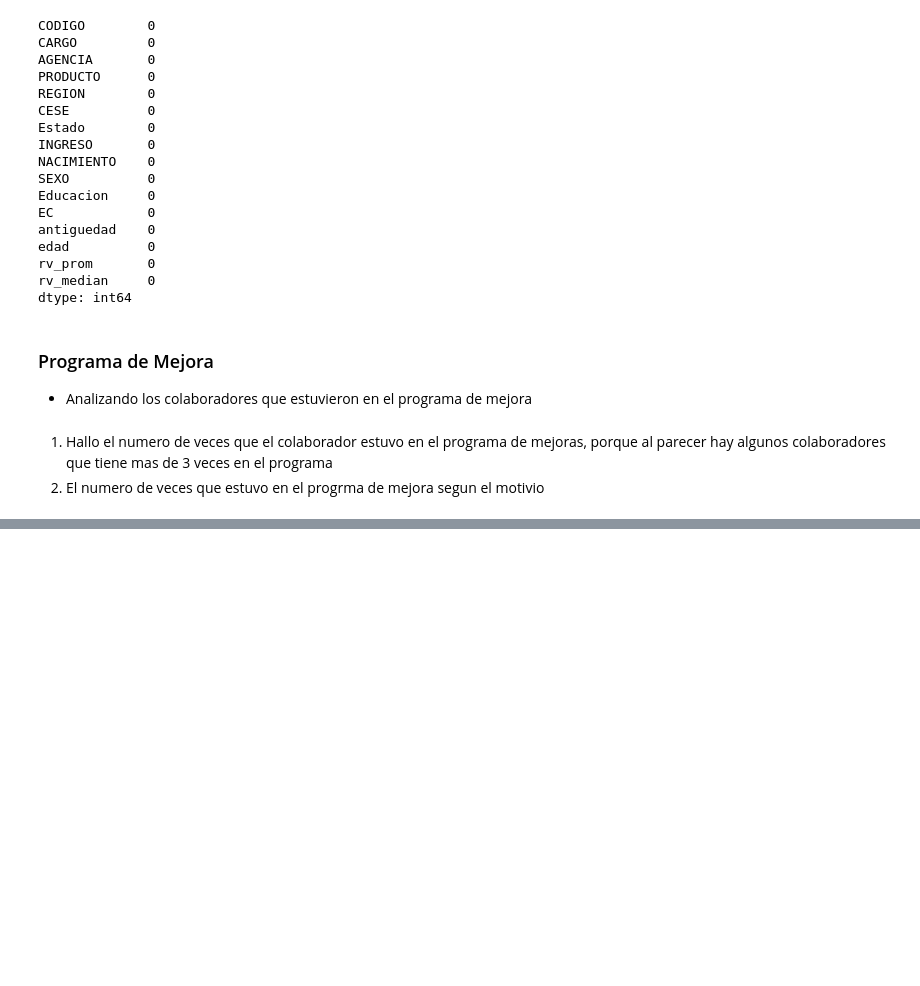
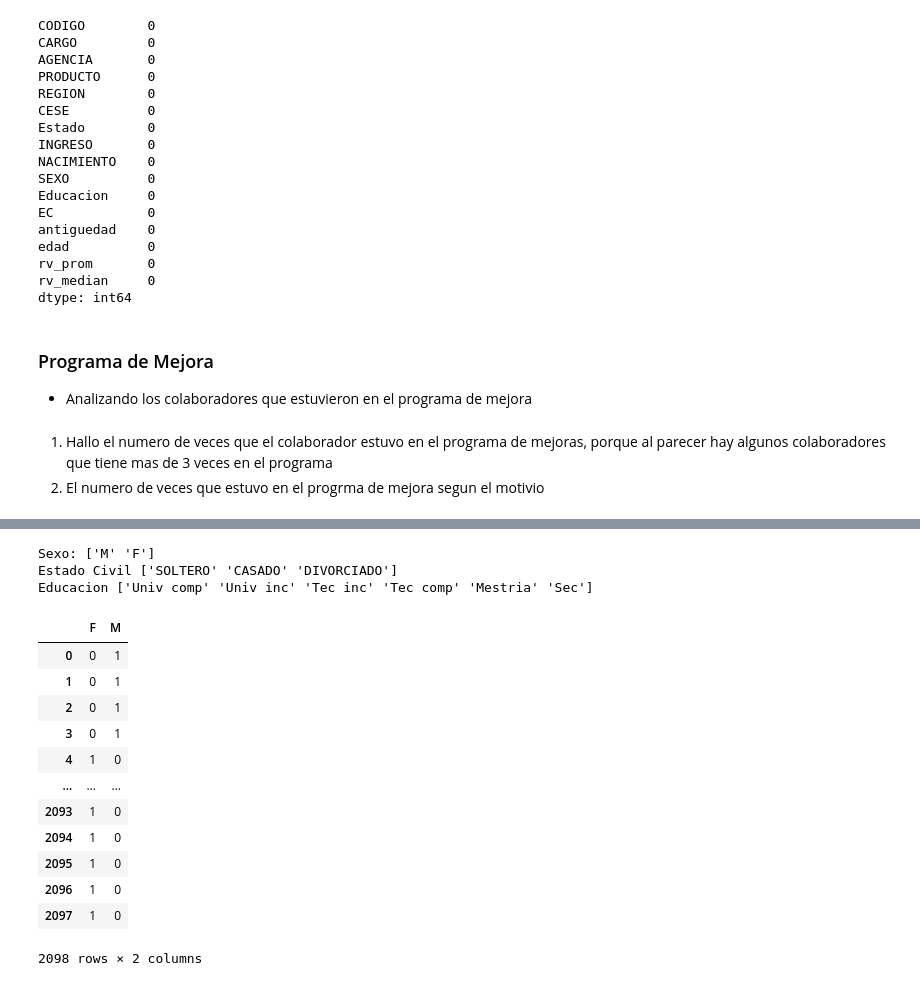
Before and after one commit to anamumaq/Proyecto_DS_CodigoFacilito, a Jupyter notebook: analisis_grupal.ipynb, the cells around one changed output, grey strips where cells are left out. Drawn from its saved outputs; the diff is of its cells as text; code cells hidden in the pictures; blank space fills up the shorter version.

```diff
--- a/analisis_grupal.ipynb
+++ b/analisis_grupal.ipynb
@@ -404,0 +416,15 @@ cobertura_ofi = extrae_drive()
+# %%
+hijxs = hijxs.query(
+                'edad <= 18'
+            ).groupby(
+                by = 'CODIGO',
+                as_index = False
+            ).agg(
+                hijxs = ('CODIGO','count')
+            )
+# %%
+df = pd.merge(
+        df,
+        hijxs,
+        on = 'CODIGO',
+        how = 'left')
@@ -404,0 +453,50 @@ cobertura_ofi = extrae_drive()
+# %%
+# Reemplazando pm_total y motivos del programa de mejora vacios por 0
+df['pm_total'] = df['pm_total'].fillna(0)
+df['MOTIVO_PM_DESEMP'] = df['MOTIVO_PM_DESEMP'].fillna(0)
+df['MOTIVO_PM_DISCIPLINA'] = df['MOTIVO_PM_DISCIPLINA'].fillna(0)
+# Reemplazando con 0 los memos vacios
+df['memos_total'] = df['memos_total'].fillna(0)
+# Reemplazando con 0 los colaboradores sin hijxs
+df['hijxs'] = df['hijxs'].fillna(0)
+# %%
+print('Sexo:', df['SEXO'].unique())
+print('Estado Civil', df['EC'].unique())
+print('Educacion', df['Educacion'].unique())
+# %% [output]
+Sexo: ['M' 'F']
+Estado Civil ['SOLTERO' 'CASADO' 'DIVORCIADO']
+Educacion ['Univ comp' 'Univ inc' 'Tec inc' 'Tec comp' 'Mestria' 'Sec']
+# %%
+# Estandarizando Estado civil
+df.loc[df['EC']=='CONCUBINATO / CONVIVIENTE', 'EC'] = 'CASADO'
+df.loc[df['EC']=='SEPARADO', 'EC'] = 'DIVORCIADO'
+df.loc[df['EC']=='SOLTERO/A', 'EC'] = 'SOLTERO'
+
+# Estandarizando Educacion
+df.loc[df['Educacion']=='EDUCACIÓN UNIVERSITARIA COMPLETA', 'Educacion'] = 'Univ comp'
+df.loc[df['Educacion']=='EDUCACIÓN UNIVERSITARIA INCOMPLETA', 'Educacion'] = 'Univ inc'
+df.loc[df['Educacion']=='GRADO DE BACHILLER', 'Educacion'] = 'Univ comp'
+df.loc[df['Educacion']=='TITULADO', 'Educacion'] = 'Univ comp'
+df.loc[df['Educacion']=='EDUCACIÓN TÉCNICA INCOMPLETA', 'Educacion'] = 'Tec inc'
+df.loc[df['Educacion']=='EDUCACIÓN TÉCNICA COMPLETA', 'Educacion'] = 'Tec comp'
+df.loc[df['Educacion']=='EDUCACIÓN SUPERIOR (INSTITUTO SUPERIOR, ETC) INCOMPLETA', 'Educacion'] = 'Tec inc'
+df.loc[df['Educacion']=='EDUCACIÓN SUPERIOR (INSTITUTO SUPERIOR, ETC) COMPLETA', 'Educacion'] = 'Tec comp'
+df.loc[df['Educacion']=='ESTUDIOS DE MAESTRÍA INCOMPLETA', 'Educacion'] = 'Maestria'
+df.loc[df['Educacion']=='EDUCACIÓN SECUNDARIA COMPLETA', 'Educacion'] = 'Sec'
+# %%
+pd.get_dummies(df['SEXO'])
+# %% [output]
+|  | F | M |
+| 0 | 0 | 1 |
+| 1 | 0 | 1 |
+| 2 | 0 | 1 |
+| 3 | 0 | 1 |
+| 4 | 1 | 0 |
+| ... | ... | ... |
+| 2093 | 1 | 0 |
+| 2094 | 1 | 0 |
+| 2095 | 1 | 0 |
+| 2096 | 1 | 0 |
+| 2097 | 1 | 0 |
+2098 rows × 2 columns
```
Also changed, not shown: parts of 11 cells of this notebook.
